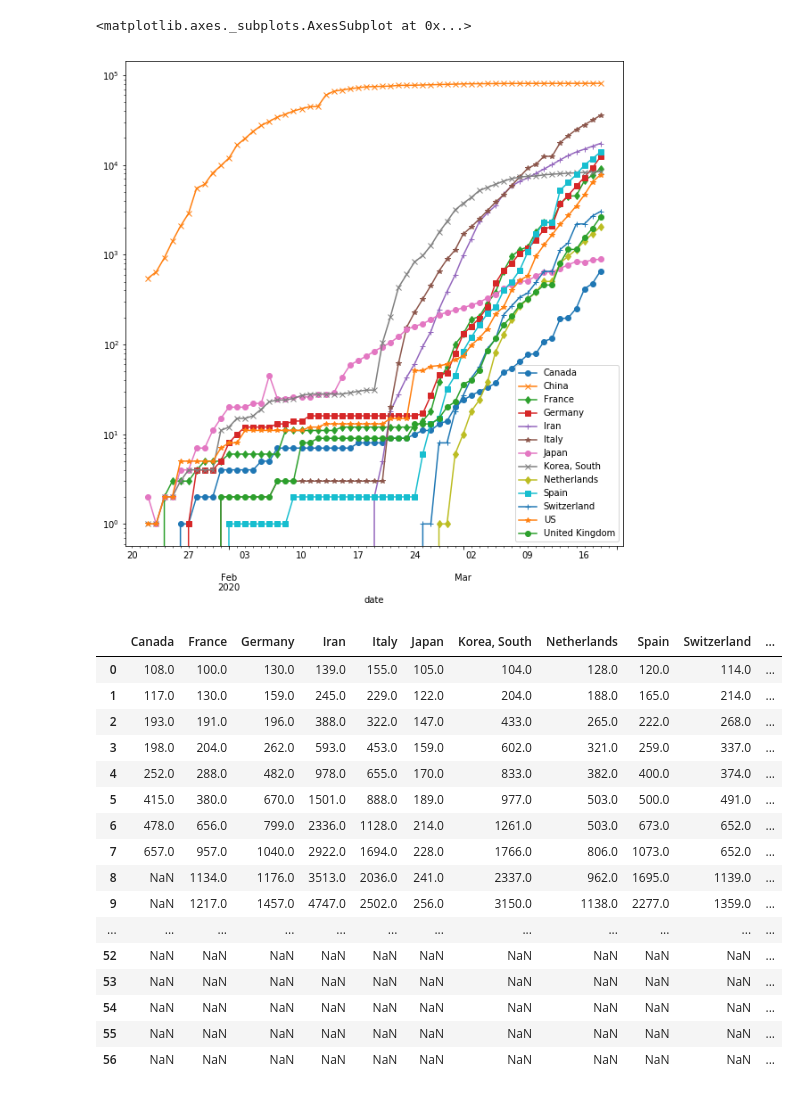
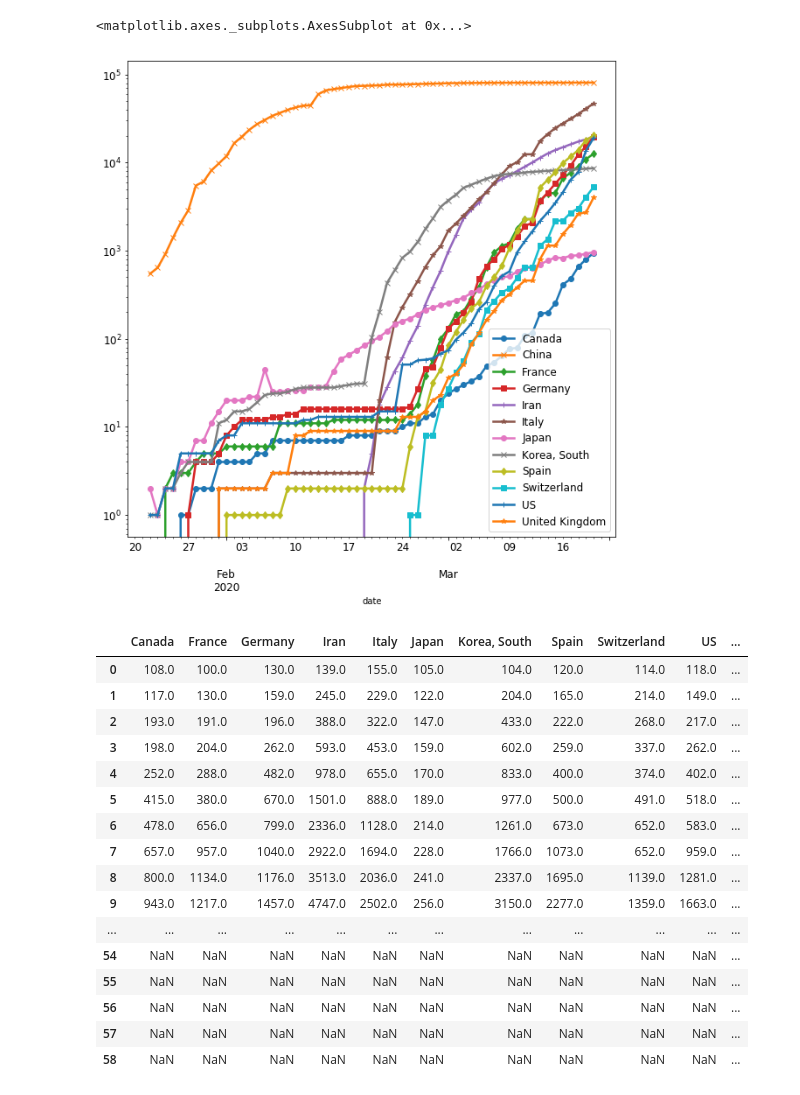
Before and after one commit to simra/COVID-19, a Jupyter notebook: notebooks/COVID-19 Plots.ipynb, the cells around one changed output. Drawn from its saved outputs; the diff is of its cells as text; code cells hidden in the pictures.

```diff
--- a/notebooks/COVID-19 Plots.ipynb
+++ b/notebooks/COVID-19 Plots.ipynb
@@ -37,7 +38,7 @@ df=raw.groupby('Country/Region').sum()
 #del df[df.columns[-1]]
 last_date = list(df.columns)[-1]
 
-df = df[(df.index.isin(['Canada','Japan'])) | (df[last_date]>2000)]
+df = df[(df.index.isin(['Canada','Japan'])) | (df[last_date]>4000)]
 
 df['Country/Region']=df.index
 df=df.melt(id_vars='Country/Region',var_name='date', value_name='Confirmed').pivot(index='date',columns='Country/Region')
@@ -71,26 +72,30 @@ df
 # %%
 %matplotlib inline
 plt.rcParams["figure.figsize"] = [10, 10]
 def plotdataframe(df, logy=False, legend=True):
     fig, ax = plt.subplots()
     markers = [item for sublist in ['oxds+*']*ceil(len(df.columns)/5) for item in sublist]
     for c,m in zip(df,markers):
-        df[c].plot(logy=logy, marker=m,  ax=ax)
+        df[c].plot(logy=logy, marker=m, fontsize=12,ax=ax, linewidth=2.5)
 
-    legend and ax.legend()
+    font = font_manager.FontProperties(family='sans-serif',
+                                   weight='normal',
+                                   style='normal', size=12)
+    legend and ax.legend(prop=font)
 
     return ax
 
 plotdataframe(df, logy=True)
 # %% [output]
 <matplotlib.axes._subplots.AxesSubplot at 0x...>
-[figure, old version]
+[figure, new version]
 # %%
 # Shift all the series
-
+maxDate = max(df.index)
+threshold = 200
 for c in df.columns:
     for i,a in enumerate(df[c]):
-        if i==0 and a>200:
+        if i==0 and a>threshold:
             df[c]=df[c].shift(4) # hack to push out china
             break
         if a>=100:
@@ -100,20 +105,20 @@ df=df.reset_index(drop=True)
 del df['China']
 df
 # %% [output]
-|  | Canada | France | Germany | Iran | Italy | Japan | Korea, South | Netherlands | Spain | Switzerland | ... |
-| 0 | 108.0 | 100.0 | 130.0 | 139.0 | 155.0 | 105.0 | 104.0 | 128.0 | 120.0 | 114.0 | ... |
-| 1 | 117.0 | 130.0 | 159.0 | 245.0 | 229.0 | 122.0 | 204.0 | 188.0 | 165.0 | 214.0 | ... |
-| 2 | 193.0 | 191.0 | 196.0 | 388.0 | 322.0 | 147.0 | 433.0 | 265.0 | 222.0 | 268.0 | ... |
-| 3 | 198.0 | 204.0 | 262.0 | 593.0 | 453.0 | 159.0 | 602.0 | 321.0 | 259.0 | 337.0 | ... |
-| 4 | 252.0 | 288.0 | 482.0 | 978.0 | 655.0 | 170.0 | 833.0 | 382.0 | 400.0 | 374.0 | ... |
-| 5 | 415.0 | 380.0 | 670.0 | 1501.0 | 888.0 | 189.0 | 977.0 | 503.0 | 500.0 | 491.0 | ... |
-| 6 | 478.0 | 656.0 | 799.0 | 2336.0 | 1128.0 | 214.0 | 1261.0 | 503.0 | 673.0 | 652.0 | ... |
-| 7 | 657.0 | 957.0 | 1040.0 | 2922.0 | 1694.0 | 228.0 | 1766.0 | 806.0 | 1073.0 | 652.0 | ... |
-| 8 | NaN | 1134.0 | 1176.0 | 3513.0 | 2036.0 | 241.0 | 2337.0 | 962.0 | 1695.0 | 1139.0 | ... |
-| 9 | NaN | 1217.0 | 1457.0 | 4747.0 | 2502.0 | 256.0 | 3150.0 | 1138.0 | 2277.0 | 1359.0 | ... |
+|  | Canada | France | Germany | Iran | Italy | Japan | Korea, South | Spain | Switzerland | US | ... |
+| 0 | 108.0 | 100.0 | 130.0 | 139.0 | 155.0 | 105.0 | 104.0 | 120.0 | 114.0 | 118.0 | ... |
+| 1 | 117.0 | 130.0 | 159.0 | 245.0 | 229.0 | 122.0 | 204.0 | 165.0 | 214.0 | 149.0 | ... |
+| 2 | 193.0 | 191.0 | 196.0 | 388.0 | 322.0 | 147.0 | 433.0 | 222.0 | 268.0 | 217.0 | ... |
+| 3 | 198.0 | 204.0 | 262.0 | 593.0 | 453.0 | 159.0 | 602.0 | 259.0 | 337.0 | 262.0 | ... |
+| 4 | 252.0 | 288.0 | 482.0 | 978.0 | 655.0 | 170.0 | 833.0 | 400.0 | 374.0 | 402.0 | ... |
+| 5 | 415.0 | 380.0 | 670.0 | 1501.0 | 888.0 | 189.0 | 977.0 | 500.0 | 491.0 | 518.0 | ... |
+| 6 | 478.0 | 656.0 | 799.0 | 2336.0 | 1128.0 | 214.0 | 1261.0 | 673.0 | 652.0 | 583.0 | ... |
+| 7 | 657.0 | 957.0 | 1040.0 | 2922.0 | 1694.0 | 228.0 | 1766.0 | 1073.0 | 652.0 | 959.0 | ... |
+| 8 | 800.0 | 1134.0 | 1176.0 | 3513.0 | 2036.0 | 241.0 | 2337.0 | 1695.0 | 1139.0 | 1281.0 | ... |
+| 9 | 943.0 | 1217.0 | 1457.0 | 4747.0 | 2502.0 | 256.0 | 3150.0 | 2277.0 | 1359.0 | 1663.0 | ... |
 | ... | ... | ... | ... | ... | ... | ... | ... | ... | ... | ... | ... |
-| 52 | NaN | NaN | NaN | NaN | NaN | NaN | NaN | NaN | NaN | NaN | ... |
-| 53 | NaN | NaN | NaN | NaN | NaN | NaN | NaN | NaN | NaN | NaN | ... |
 | 54 | NaN | NaN | NaN | NaN | NaN | NaN | NaN | NaN | NaN | NaN | ... |
 | 55 | NaN | NaN | NaN | NaN | NaN | NaN | NaN | NaN | NaN | NaN | ... |
 | 56 | NaN | NaN | NaN | NaN | NaN | NaN | NaN | NaN | NaN | NaN | ... |
+| 57 | NaN | NaN | NaN | NaN | NaN | NaN | NaN | NaN | NaN | NaN | ... |
+| 58 | NaN | NaN | NaN | NaN | NaN | NaN | NaN | NaN | NaN | NaN | ... |
```
Also changed, not shown: parts of 24 cells of this notebook, 4 other files.
